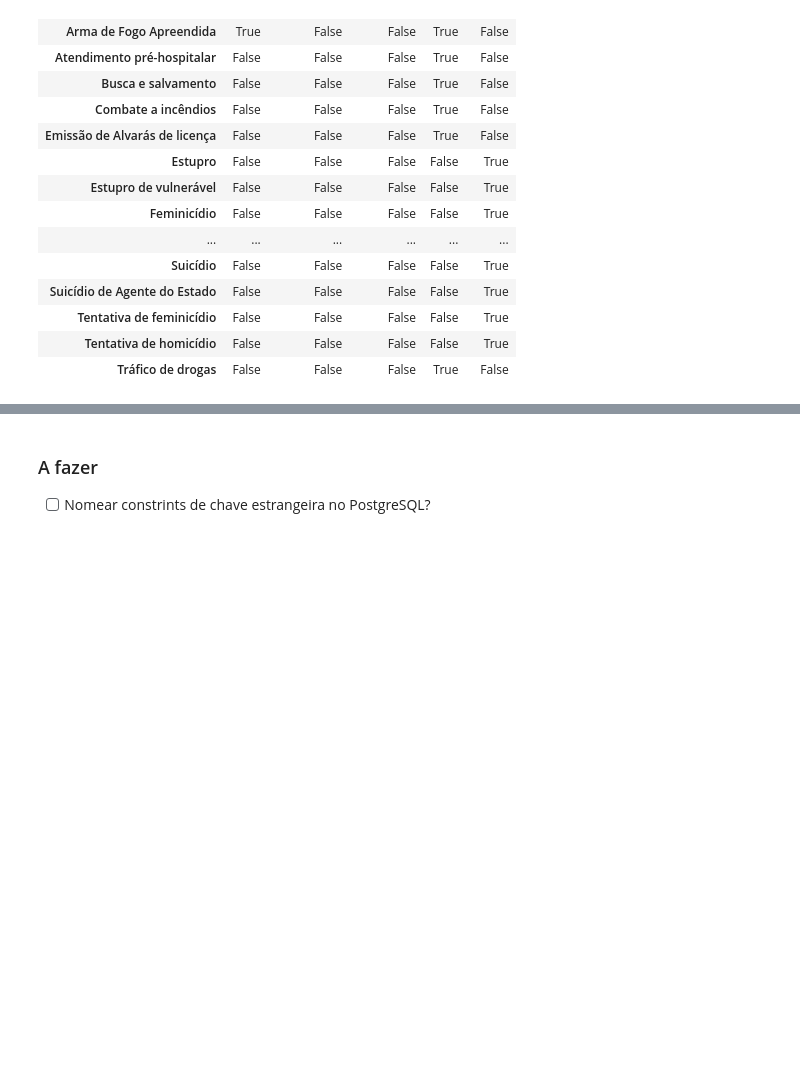
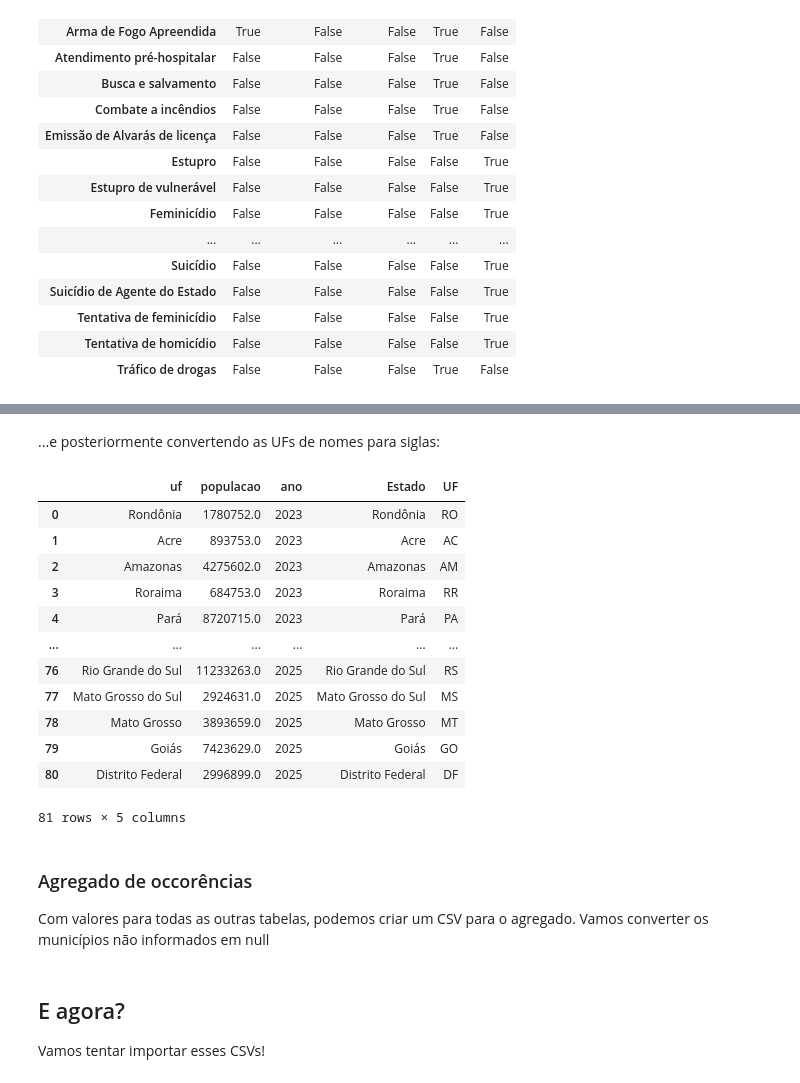
Before and after one commit to brandizzi/fb20252, a Jupyter notebook: FDB.ipynb, the cells around one changed output, grey strips where cells are left out. Drawn from its saved outputs; the diff is of its cells as text; code cells hidden in the pictures; blank space fills up the shorter version.

```diff
--- a/FDB.ipynb
+++ b/FDB.ipynb
@@ -281,9 +277,9 @@ estados_nomes_df
 # %% [markdown]
 O maior nome tem 19 letras, então vamos pôr 25. Também é interessante usar a região, não havia pensando nisso! Vamos encolher o nome e avaliar
 # %%
-estados_df['Região'] = estados_df['Região'].str.replace('Região', '')
-regioes_df = values_and_sizes(estados_df, 'Região')
-regioes_df
+mds_estados_df['Região'] = mds_estados_df['Região'].str.replace('Região', '')
+mds_regioes_df = values_and_sizes(mds_estados_df, 'Região')
+mds_regioes_df
 # %% [output]
 |  | Região | tamanho_nome |
 | 0 | Norte | 6 |
@@ -431,0 +669,27 @@ event_column_df
+# %%
+def populacao_media(df1, df2):
+# Simulando população de 2023 com dados de 2021 e 2024 (média)
+    mean_df = df1.copy()
+    mean_df['populacao'] = (df1['populacao']+df2['populacao']) // 2
+    return mean_df
+
+def merge_populacao_anos(pop_dict):
+    pop_df = pd.DataFrame()
+    for y, p_df in pop_dict.items():
+        p_df['ano'] = y
+        pop_df = pd.concat([pop_df, p_df])
+    return pop_df
+
+
+ibge_populacao_municipios_2023_df = populacao_media(
+    ibge_populacao_municipios_2021_df,
+    ibge_populacao_municipios_2024_df
+)
+
+populacao_municipios_df = merge_populacao_anos({
+    2023: ibge_populacao_municipios_2023_df,
+    2024: ibge_populacao_municipios_2024_df,
+    2025: ibge_populacao_municipios_2025_df,
+})
+
+populacao_municipios_df
@@ -431,0 +806,3 @@ event_column_df
+# %%
+populacao_ufs_df = populacao_ufs_df[populacao_ufs_df['uf'].isin(mds_estados_df['Estado'])]
+populacao_ufs_df
@@ -431,0 +823,23 @@ event_column_df
+# %% [markdown]
+...e posteriormente convertendo as UFs de nomes para siglas:
+# %%
+populacao_ufs_siglas_df = populacao_ufs_df.merge(
+    mds_estados_df[['Estado', 'UF']],
+    left_on='uf',
+    right_on='Estado'
+)
+populacao_ufs_siglas_df
+# %% [output]
+|  | uf | populacao | ano | Estado | UF |
+| 0 | Rondônia | 1780752.0 | 2023 | Rondônia | RO |
+| 1 | Acre | 893753.0 | 2023 | Acre | AC |
+| 2 | Amazonas | 4275602.0 | 2023 | Amazonas | AM |
+| 3 | Roraima | 684753.0 | 2023 | Roraima | RR |
+| 4 | Pará | 8720715.0 | 2023 | Pará | PA |
+| ... | ... | ... | ... | ... | ... |
+| 76 | Rio Grande do Sul | 11233263.0 | 2025 | Rio Grande do Sul | RS |
+| 77 | Mato Grosso do Sul | 2924631.0 | 2025 | Mato Grosso do Sul | MS |
+| 78 | Mato Grosso | 3893659.0 | 2025 | Mato Grosso | MT |
+| 79 | Goiás | 7423629.0 | 2025 | Goiás | GO |
+| 80 | Distrito Federal | 2996899.0 | 2025 | Distrito Federal | DF |
+81 rows × 5 columns
@@ -431,0 +850,4 @@ event_column_df
+# %% [markdown]
+### Agregado de occorências
+
+Com valores para todas as outras tabelas, podemos criar um CSV para o agregado. Vamos converter os municípios não informados em null
@@ -432,4 +859,4 @@ event_column_df
 # %% [markdown]
-### A fazer
+## E agora?
 
-- [ ] Nomear constrints de chave estrangeira no PostgreSQL?
+Vamos tentar importar esses CSVs!
```
Also changed, not shown: parts of 46 cells of this notebook, 1 other file.
